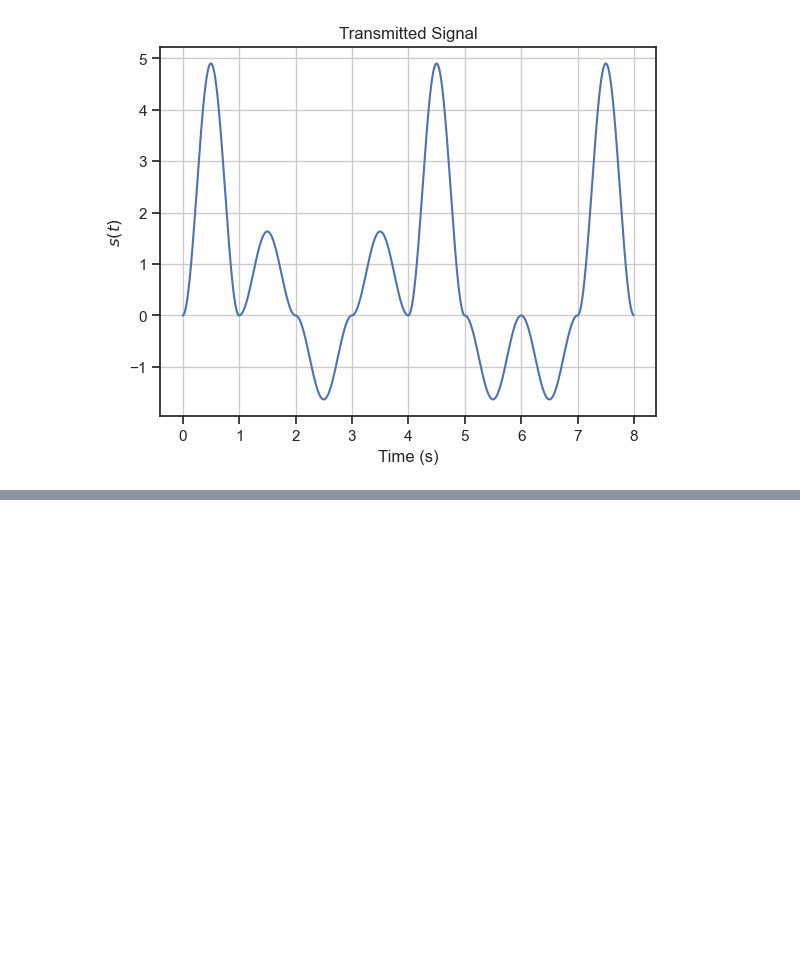
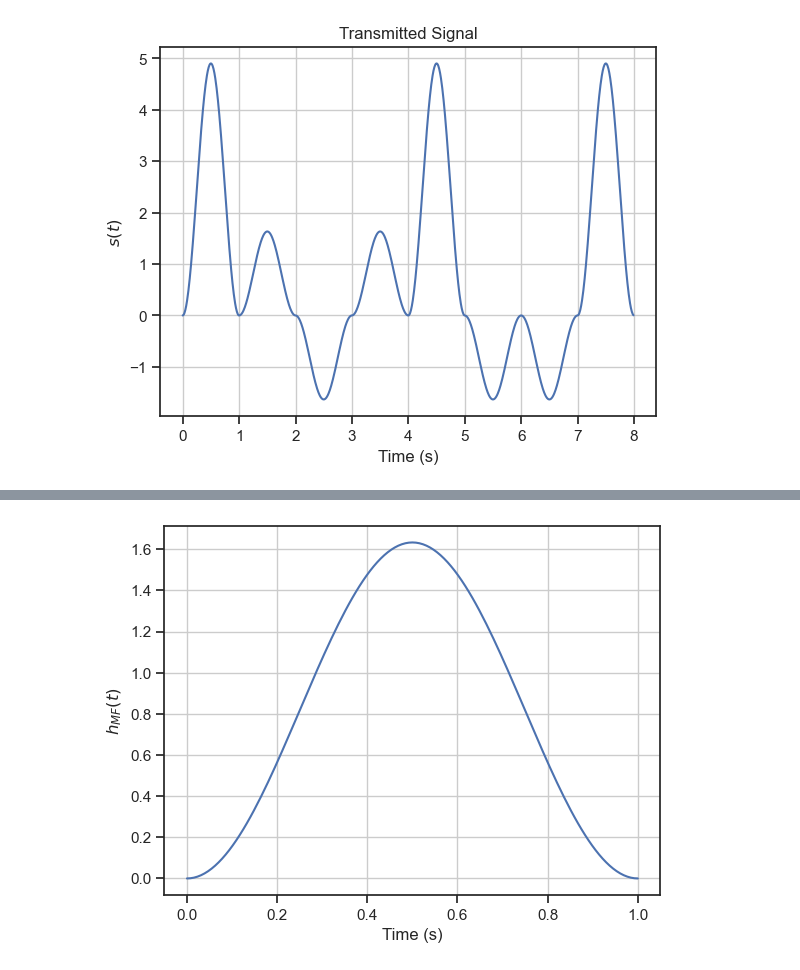
Before and after one commit to bepepa/UG-comms, a Jupyter notebook: notebooks/030_matched_filter.ipynb, the cells around one changed output, grey strips where cells are left out. Cells and saved outputs as stored; diff of their text form; code cells hidden in the pictures; blank space fills up the shorter version.

```diff
--- a/notebooks/030_matched_filter.ipynb
+++ b/notebooks/030_matched_filter.ipynb
@@ -76,0 +138,15 @@ plt.show()
+# %%
+## construct the matched filter
+h_MF = np.zeros(len(pp) + 1)
+h_MF[np.arange(len(pp), 0, -1)] = pp
+
+## plot it
+plt.plot(np.arange(len(h_MF))/fs, h_MF)
+plt.grid()
+
+plt.xlabel('Time (s)')
+plt.ylabel('$h_{MF}(t)$')
+
+plt.show()
+# %% [output]
+[figure, added]
```
Also changed, not shown: parts of 26 cells of this notebook.
